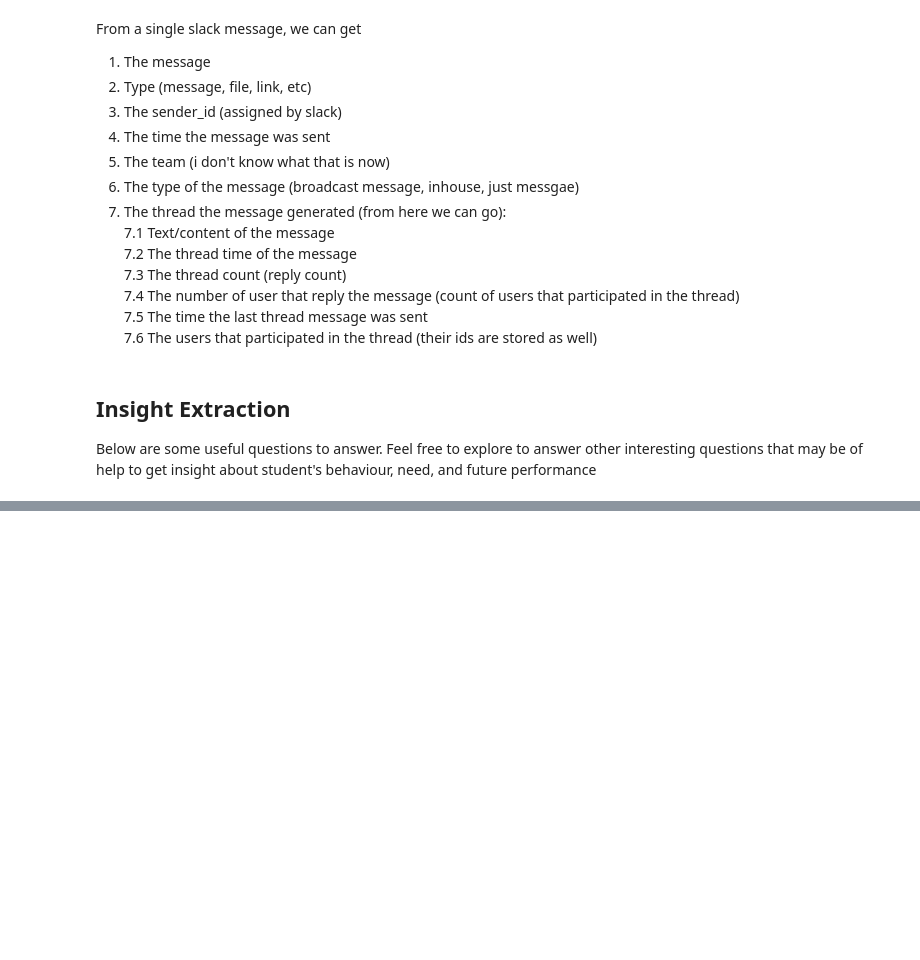
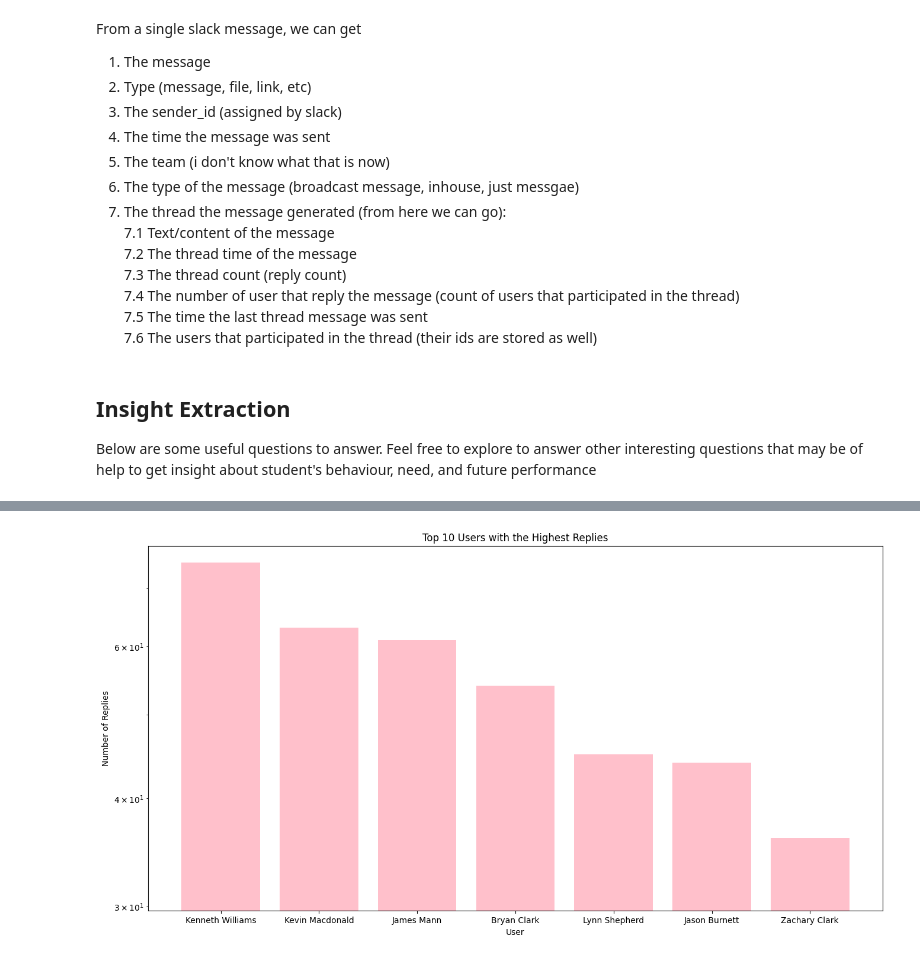
Before and after one commit to Azizadx/nasrallah-week0_10academy, a Jupyter notebook: notebooks/parse_slack_data.ipynb, the cells around one changed output, grey strips where cells are left out. Cells and saved outputs as stored; diff of their text form; code cells hidden in the pictures; blank space fills up the shorter version.

```diff
--- a/notebooks/parse_slack_data.ipynb
+++ b/notebooks/parse_slack_data.ipynb
@@ -334,0 +377,4 @@ Below are some useful questions to answer. Feel free to explore to answer other
+# %%
+def get_top_users_by_replies_count(data: pd.DataFrame, top_n=10):
+    top_users = data.nlargest(top_n, 'reply_count')[['sender_name', 'reply_count']]
+    return top_users
@@ -334,0 +414,16 @@ Below are some useful questions to answer. Feel free to explore to answer other
+# %%
+#plot for top 10 users with reply count
+def plot_top_users_with_highest_replies(data: pd.DataFrame, top_n=10):
+    top_users = get_top_users_by_replies_count(data, top_n)
+
+    plt.figure(figsize=(16, 8))
+    plt.bar(top_users['sender_name'], top_users['reply_count'], color='pink')
+    plt.yscale('log')
+    plt.title(f'Top {top_n} Users with the Highest Replies')
+    plt.xlabel('User')
+    plt.ylabel('Number of Replies')
+    plt.show()
+# %%
+plot_top_users_with_highest_replies(dframe)
+# %% [output]
+[figure, added]
```
Also changed, not shown: parts of 17 cells of this notebook, 3 other files.
